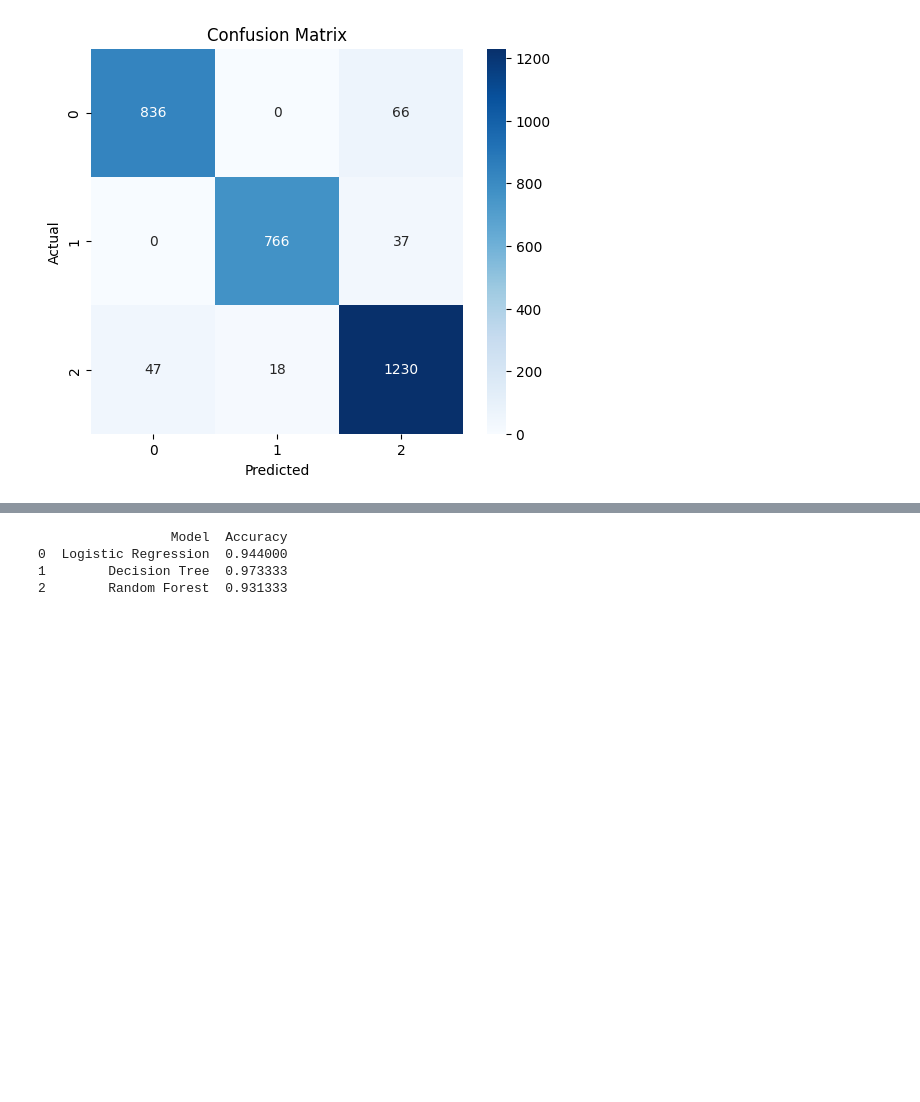
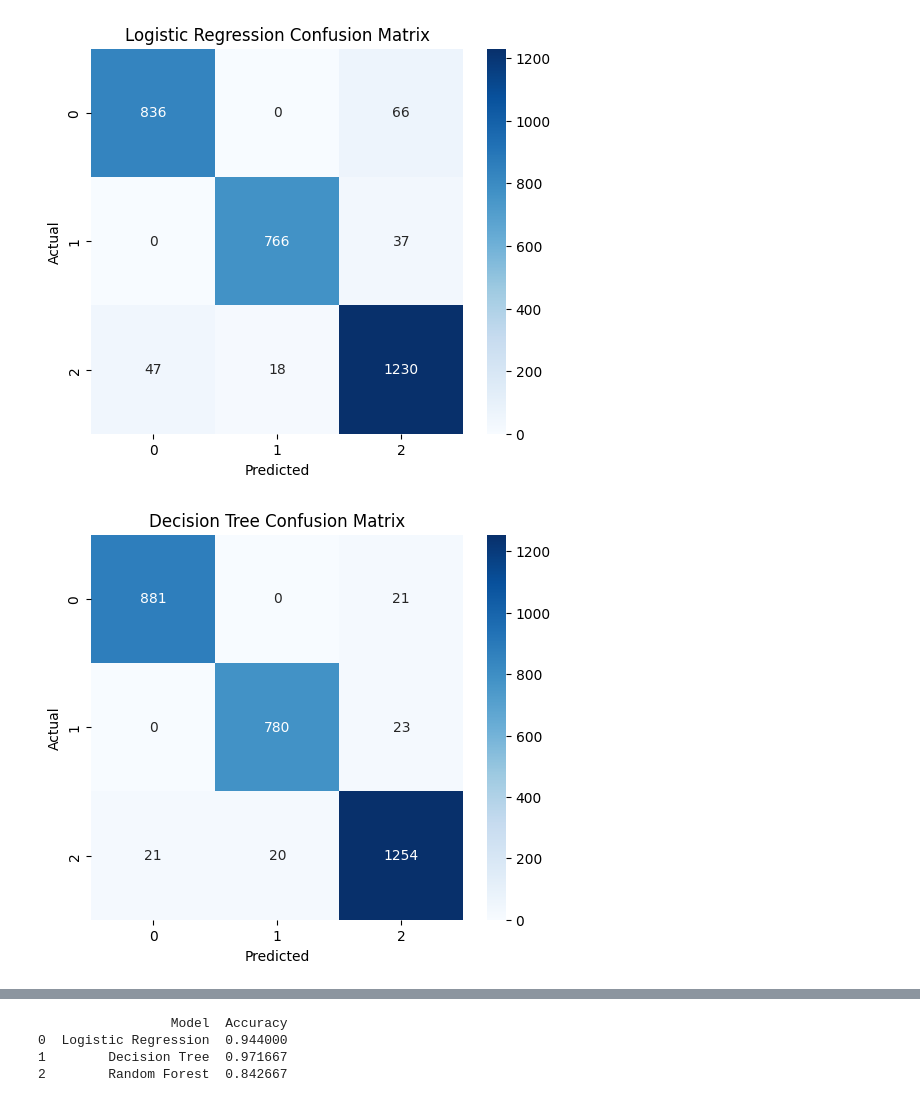
Before and after one commit to pleapthe/freerider_cs451_final, a Jupyter notebook: 4. Models Selection, Training and Evaluation.ipynb, the cells around one changed output, grey strips where cells are left out. Drawn from its saved outputs; the diff is of its cells as text; code cells hidden in the pictures; blank space fills up the shorter version.

```diff
--- a/4. Models Selection, Training and Evaluation.ipynb
+++ b/4. Models Selection, Training and Evaluation.ipynb
@@ -55,11 +71,7 @@ Logistic Regression Accuracy: 0.944
 # %%
-dt = DecisionTreeClassifier()
-
+dt = DecisionTreeClassifier(max_depth=10, min_samples_split=10, random_state=42)
 dt.fit(X_train, y_train)
-
 dt_pred = dt.predict(X_test)
-
 dt_acc = accuracy_score(y_test, dt_pred)
-
-print("Decision Tree Accuracy:", dt_acc)
+print("\nDecision Tree Accuracy:", dt_acc)
 # %% [output]
@@ -67,11 +81,7 @@ Decision Tree Accuracy: 0.9733333333333334
 # %%
-rf = RandomForestClassifier(n_estimators=100)
-
+rf = RandomForestClassifier(n_estimators=100, max_depth=10, min_samples_split=10, random_state=42)
 rf.fit(X_train, y_train)
-
 rf_pred = rf.predict(X_test)
-
 rf_acc = accuracy_score(y_test, rf_pred)
-
-print("Random Forest Accuracy:", rf_acc)
+print("\nRandom Forest Accuracy:", rf_acc)
 # %% [output]
@@ -94,13 +132,18 @@ weighted avg       0.93      0.93      0.93      3000
 # %%
-cm = confusion_matrix(y_test, rf_pred)
-cm = confusion_matrix(y_test, dt_pred)
-cm = confusion_matrix(y_test, lr_pred)
+models_preds = {
+    "Logistic Regression": lr_pred,
+    "Decision Tree": dt_pred,
+    "Random Forest": rf_pred
+}
 
-plt.figure(figsize=(6,5))
-sns.heatmap(cm, annot=True, fmt="d", cmap="Blues")
-plt.xlabel("Predicted")
-plt.ylabel("Actual")
-plt.title("Confusion Matrix")
-plt.show()
+for name, preds in models_preds.items():
+    cm = confusion_matrix(y_test, preds)
+    plt.figure(figsize=(6,5))
+    sns.heatmap(cm, annot=True, fmt="d", cmap="Blues")
+    plt.xlabel("Predicted")
+    plt.ylabel("Actual")
+    plt.title(f"{name} Confusion Matrix")
+    plt.show()
 # %% [output]
-[figure, old version]
+[figure, new version]
+[figure, added]
@@ -117,5 +161,5 @@ print(comparison)
 # %% [output]
                  Model  Accuracy
 0  Logistic Regression  0.944000
-1        Decision Tree  0.973333
-2        Random Forest  0.931333
+1        Decision Tree  0.971667
+2        Random Forest  0.842667
```
Also changed, not shown: parts of 18 cells of this notebook, 6 other files.
